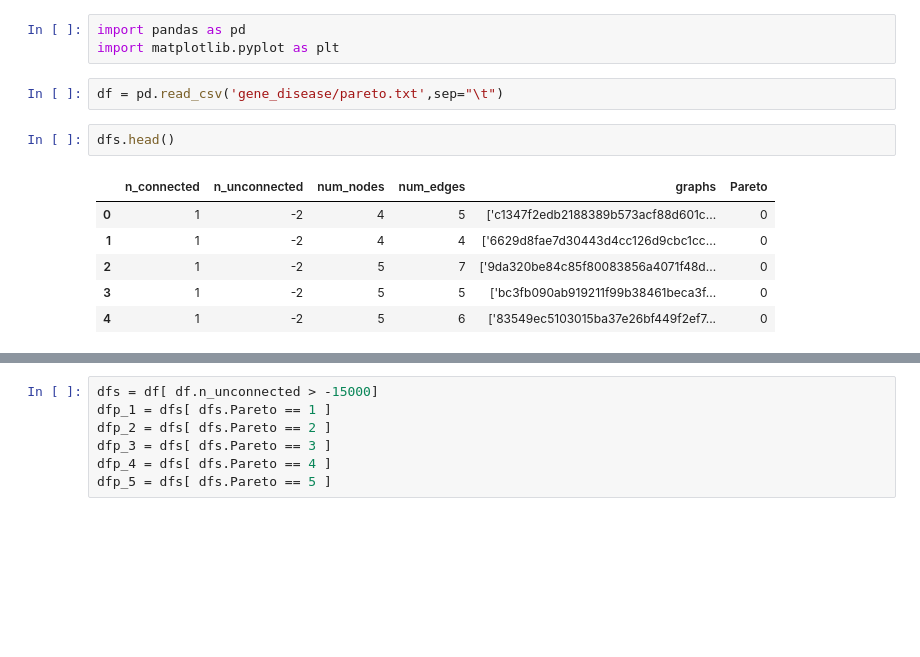
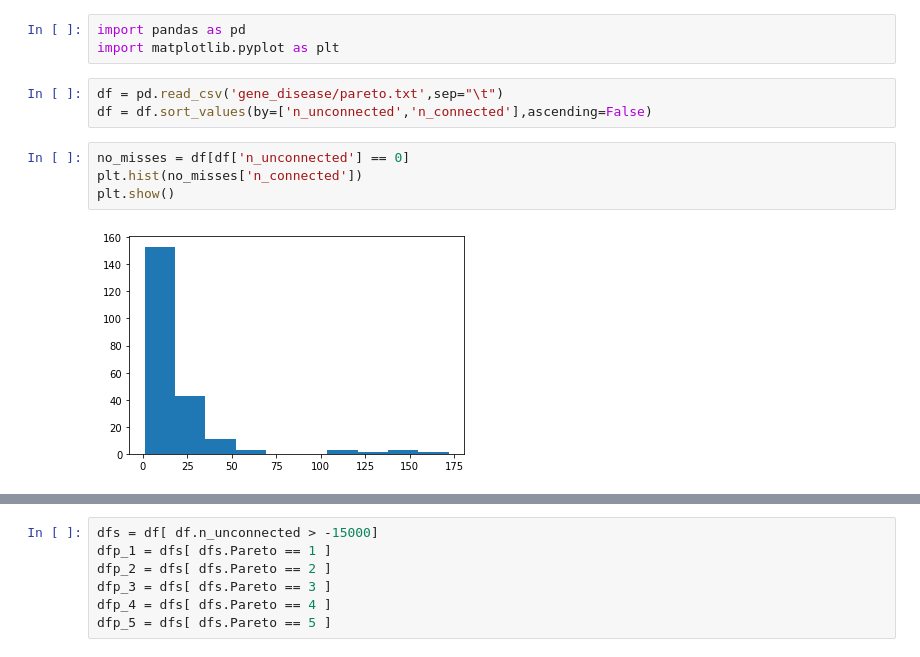
Before and after one commit to TranslatorIIPrototypes/graphsampler, a Jupyter notebook: ExamineQGs.ipynb, the cells around one changed output, grey strips where cells are left out. Cells and saved outputs as stored; diff of their text form; blank space fills up the shorter version.

```diff
--- a/ExamineQGs.ipynb
+++ b/ExamineQGs.ipynb
@@ -3,12 +3,10 @@ import pandas as pd
 import matplotlib.pyplot as plt
 # %%
 df = pd.read_csv('gene_disease/pareto.txt',sep="\t")
+df = df.sort_values(by=['n_unconnected','n_connected'],ascending=False)
-# %%
-dfs.head()
-# %% [output]
-|  | n_connected | n_unconnected | num_nodes | num_edges | graphs | Pareto |
-| 0 | 1 | -2 | 4 | 5 | ['c1347f2edb2188389b573acf88d601c... | 0 |
-| 1 | 1 | -2 | 4 | 4 | ['6629d8fae7d30443d4cc126d9cbc1cc... | 0 |
-| 2 | 1 | -2 | 5 | 7 | ['9da320be84c85f80083856a4071f48d... | 0 |
-| 3 | 1 | -2 | 5 | 5 | ['bc3fb090ab919211f99b38461beca3f... | 0 |
-| 4 | 1 | -2 | 5 | 6 | ['83549ec5103015ba37e26bf449f2ef7... | 0 |
+# %%
+no_misses = df[df['n_unconnected'] == 0]
+plt.hist(no_misses['n_connected'])
+plt.show()
+# %% [output]
+[figure, added]
```
Also changed, not shown: parts of 84 cells of this notebook, 2 other files.
